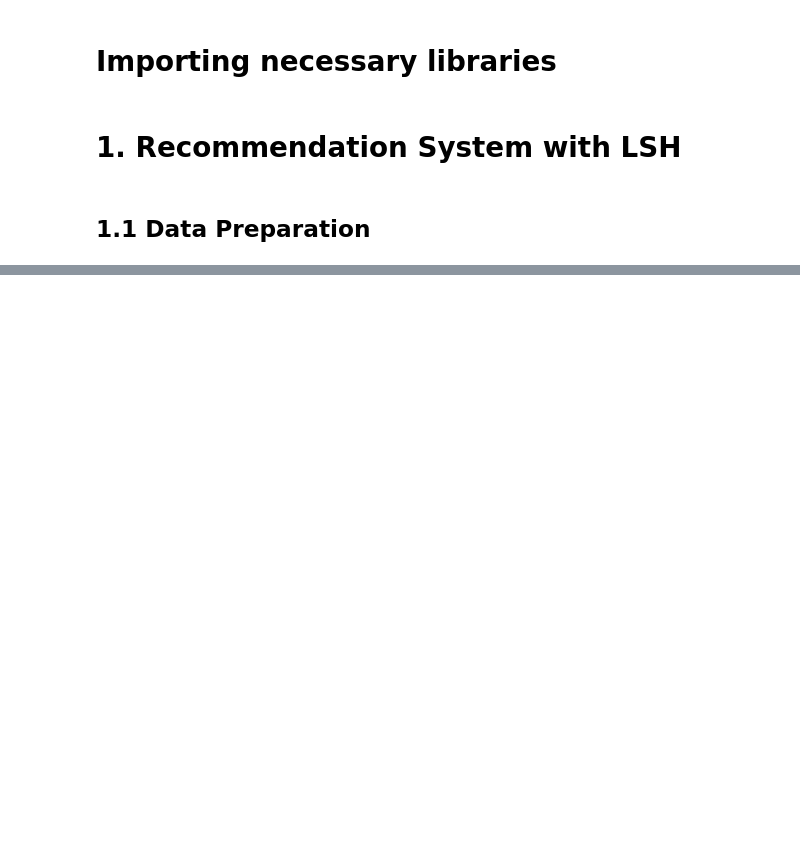
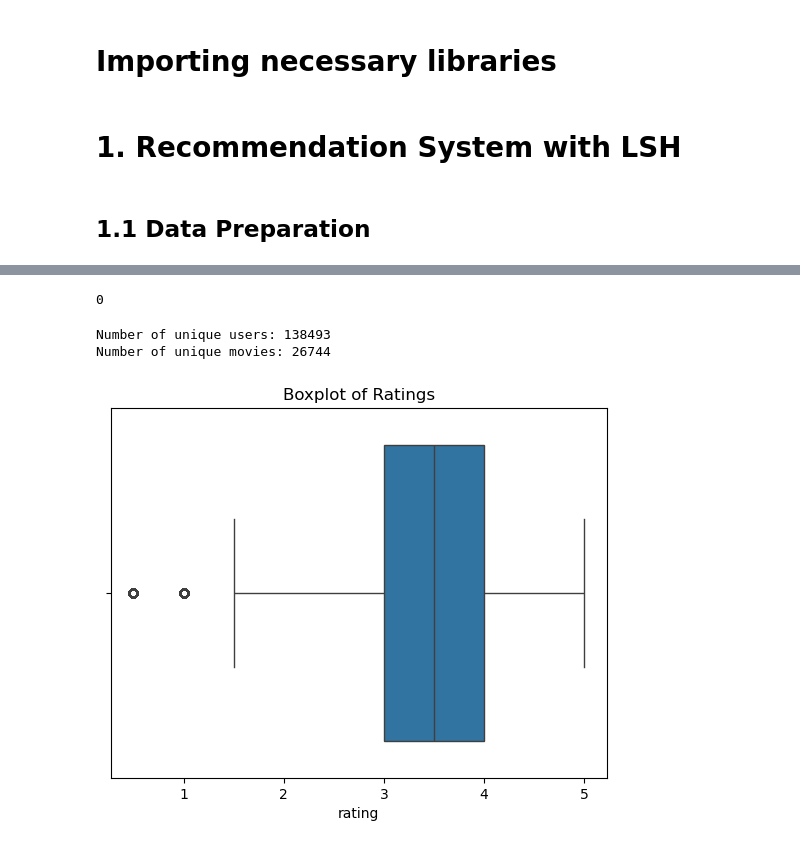
Before and after one commit to yaraoyoussef/ADM-HW4, a Jupyter notebook: main.ipynb, the cells around one changed output, grey strips where cells are left out. Drawn from its saved outputs; the diff is of its cells as text; code cells hidden in the pictures; blank space fills up the shorter version.

```diff
--- a/main.ipynb
+++ b/main.ipynb
@@ -26,0 +13,7 @@ df
+# %%
+# Load the dataset for ratings and the one for movies
+df_ratings = pd.read_csv("archive/rating.csv")
+df_movies = pd.read_csv("archive/movie.csv")
+
+# Merge them into a single df
+df = pd.merge(df_ratings, df_movies, on="movieId")
@@ -26,0 +75,21 @@ df
+# %%
+# check df for duplicated rows
+df.duplicated().sum()
+# %% [output]
+0
+# %%
+# Check the number of unique users and movies
+print(f"Number of unique users: {df_ratings['userId'].nunique()}")
+print(f"Number of unique movies: {df_ratings['movieId'].nunique()}")
+# %% [output]
+Number of unique users: 138493
+Number of unique movies: 26744
+# %%
+# check for outliers
+sns.boxplot(x=df_ratings['rating'])
+plt.title('Boxplot of Ratings')
+plt.show()
+
+# values around 1 are considered outliers, because probably not a lot of movies have a low rating
+# %% [output]
+[figure, added]
```
Also changed, not shown: parts of 13 cells of this notebook.
